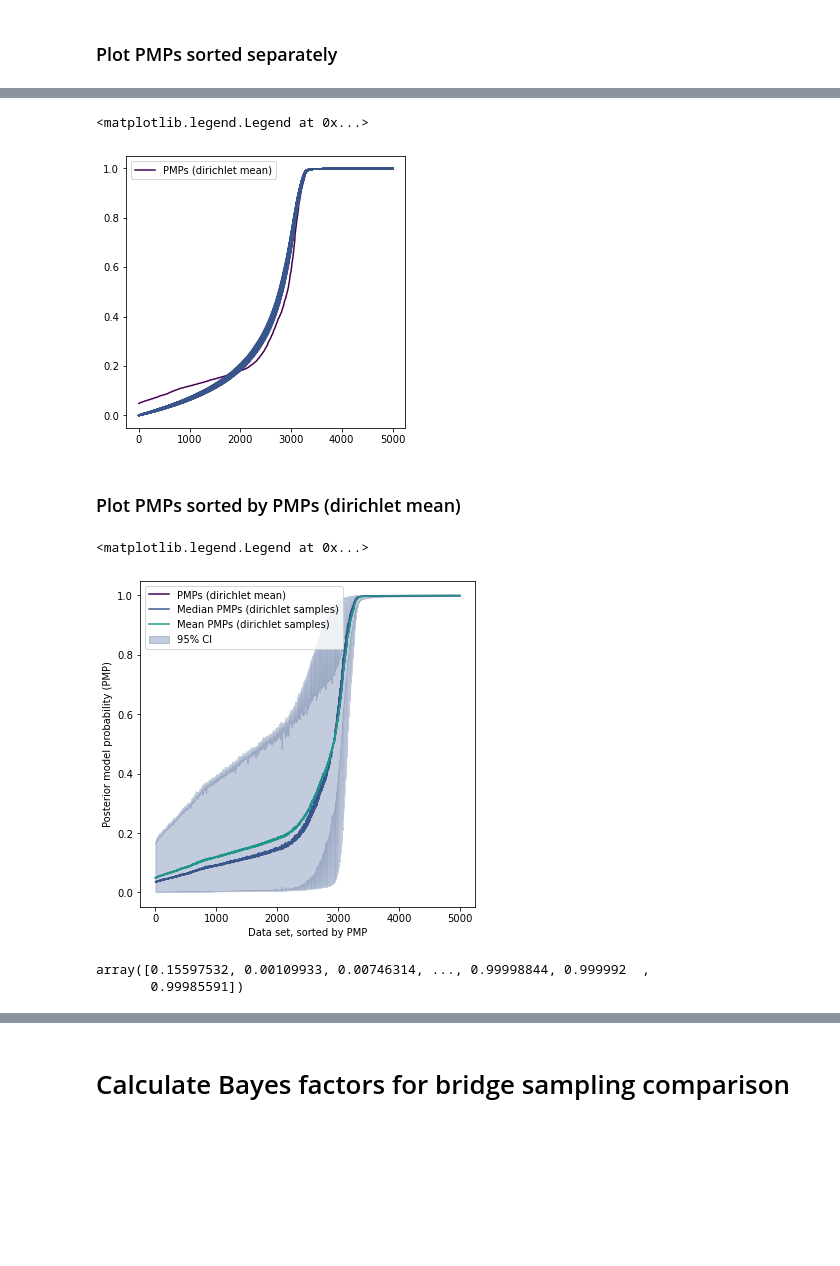
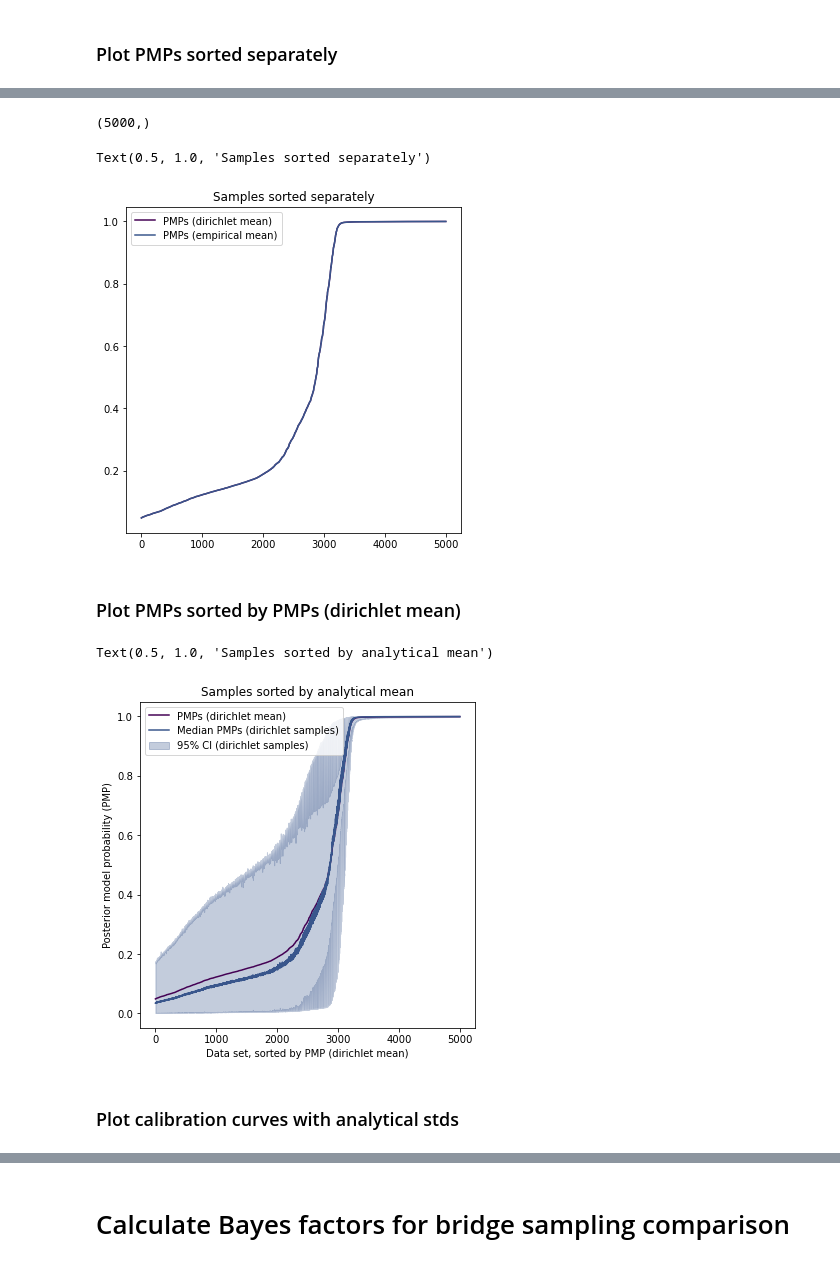
Before and after one commit to elseml/DeepHierarchicalModelComparison, a Jupyter notebook: notebooks/01_calibration_validation/01_calibration_fixed_sizes.ipynb, the cells around one changed output, grey strips where cells are left out. Drawn from its saved outputs; the diff is of its cells as text; code cells hidden in the pictures; blank space fills up the shorter version.

```diff
--- a/notebooks/01_calibration_validation/01_calibration_fixed_sizes.ipynb
+++ b/notebooks/01_calibration_validation/01_calibration_fixed_sizes.ipynb
@@ -52,9 +52,9 @@ $$
 # Set up networks
 # %%
 summary_net = HierarchicalInvariantNetwork(summary_meta_validation)
-evidence_net = EvidentialNetwork(evidence_meta_validation)
+probability_net = ModelProbabilityNetwork(probability_meta_validation)
 
-amortizer = MultiModelAmortizer(evidence_net, summary_net)
+amortizer = MultiModelAmortizer(probability_net, summary_net)
 
 simulator = MainSimulator(HierarchicalNormalSimulator())
 # %%
@@ -101,14 +117,17 @@ ECE = 0.032
 # %%
+# Plot single cal curve
 from src.python.visualization import plot_calibration_curve
 fig, ax = plt.subplots(figsize=(5,5))
 
-for i in range(10):
-    m_val, _, x_val = simulator(n_val, n_clust_obs_f_f())
-    val_data = {'X' : x_val, 'm' : m_val}
+m_val, _, x_val = simulator(n_val, n_clust_obs_f_f())
+val_data = {'X' : x_val, 'm' : m_val}
 
-    # Compute model predictions in chunks so GPU memory does not blow-up
-    m_soft = tf.concat([evidence_net.predict(summary_net(x_chunk))['m_probs'][:, 1] for x_chunk in tf.split(val_data['X'], 20)], axis=0).numpy()
-    m_hard = (m_soft > 0.5).astype(np.int32)
-    m_true = val_data['m'][:, 1]
-    plot_calibration_curve(m_true, m_soft, n_bins=15, ax=ax, show_ece=False)
+# Compute model predictions in chunks so GPU memory does not blow-up
+m_soft = tf.concat([probability_net.predict(summary_net(x_chunk))['m_probs'][:, 1] for x_chunk in tf.split(val_data['X'], 20)], axis=0).numpy()
+m_hard = (m_soft > 0.5).astype(np.int32)
+m_true = val_data['m'][:, 1]
+plot_calibration_curve(m_true, m_soft, n_bins=15, ax=ax, show_ece=False)
+
+# Save
+plt.savefig('calibration_fixed.png', dpi=300, bbox_inches='tight')
 # %% [output]
@@ -127,7 +137,7 @@ ECE = 0.023
 # Calibration curve with uncertainty
 
 # Get Alphas
-alphas = tf.concat([evidence_net(summary_net(x_chunk)) for x_chunk in tf.split(val_data['X'], 500)], axis=0).numpy()
+alphas = tf.concat([probability_net(summary_net(x_chunk)) for x_chunk in tf.split(val_data['X'], 500)], axis=0).numpy()
 
 # Sample from dirichlet
 n_samples = 10000
@@ -315,35 +246,40 @@ sample_mean = np.mean(sorted_samples_m2, axis=1)
+# %%
+np.mean(pm_samples_m2, axis=1).shape
+# %% [output]
+(5000,)
 # %%
-fig, ax = plt.subplots(1, 1, figsize=(5, 5))
+# Alphas instead of PMPs
+fig, ax = plt.subplots(1, 1, figsize=(6, 6))
 x_axis = np.linspace(1,means_m2.shape[0], num=means_m2.shape[0])
 
-# Plot dirichlet mean
+# Plot analytical mean
 ax.plot(x_axis, np.sort(means_m2), color='#440154FF', label='PMPs (dirichlet mean)')
 
-# Plot single samples
-for i in range(10000):
-    ax.plot(x_axis, np.sort(pm_samples_m2[:,i]), color='#39568CFF', alpha=0.1)
+# Plot empirical mean
+ax.plot(x_axis, np.sort(np.mean(pm_samples_m2, axis=1)), color='#39568CFF', label='PMPs (empirical mean)')
 
 ax.legend()
+ax.set_title('Samples sorted separately')
 # %% [output]
-<matplotlib.legend.Legend at 0x...>
+Text(0.5, 1.0, 'Samples sorted separately')
-[figure, old version]
+[figure, new version]
 # %% [markdown]
 ### Plot PMPs sorted by PMPs (dirichlet mean)
 # %%
 fig, ax = plt.subplots(1, 1, figsize=(6, 6))
 x_axis = np.linspace(1,means_m2.shape[0], num=means_m2.shape[0])
+# ax.plot(x_axis, means_plus_stds_sorted, color='#73D055FF', label='PMPs (dirichlet mean) + 1std')
+# ax.plot(x_axis, means_minus_stds_sorted, color='#73D055FF', label='PMPs (dirichlet mean) - 1std')
 ax.plot(x_axis, sorted_means_m2, color='#440154FF', label='PMPs (dirichlet mean)')
 ax.plot(x_axis, sample_median, color='#39568CFF', label='Median PMPs (dirichlet samples)')
-ax.plot(x_axis, sample_mean, color='#1F968BFF', label='Mean PMPs (dirichlet samples)')
-ax.fill_between(x_axis, lower_bound, upper_bound, color='#39568CFF', alpha=0.3, label='95% CI')
-ax.set_xlabel('Data set, sorted by PMP')
+# ax.plot(x_axis, sample_mean, color='#1F968BFF', label='Mean PMPs (dirichlet samples)')
+ax.fill_between(x_axis, lower_bound, upper_bound, color='#39568CFF', alpha=0.3, label='95% CI (dirichlet samples)')
+ax.set_xlabel('Data set, sorted by PMP (dirichlet mean)')
 ax.set_ylabel('Posterior model probability (PMP)')
 ax.legend()
+ax.set_title('Samples sorted by analytical mean')
 # %% [output]
-<matplotlib.legend.Legend at 0x...>
+Text(0.5, 1.0, 'Samples sorted by analytical mean')
-[figure, old version]
+[figure, new version]
-# %%
-sorted_samples_m2[:,0]
-# %% [output]
-array([0.15597532, 0.00109933, 0.00746314, ..., 0.99998844, 0.999992  ,
-       0.99985591])
+# %% [markdown]
+### Plot calibration curves with analytical stds
```
Also changed, not shown: parts of 38 cells of this notebook, 9 other files.
